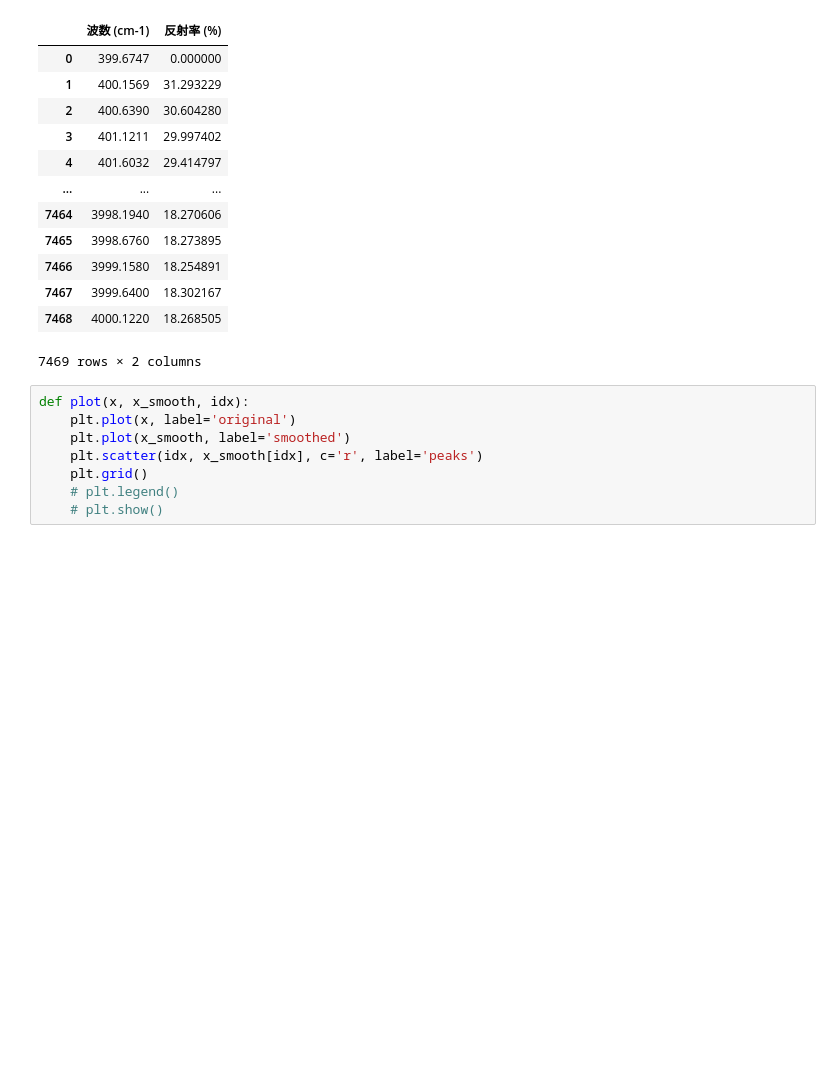
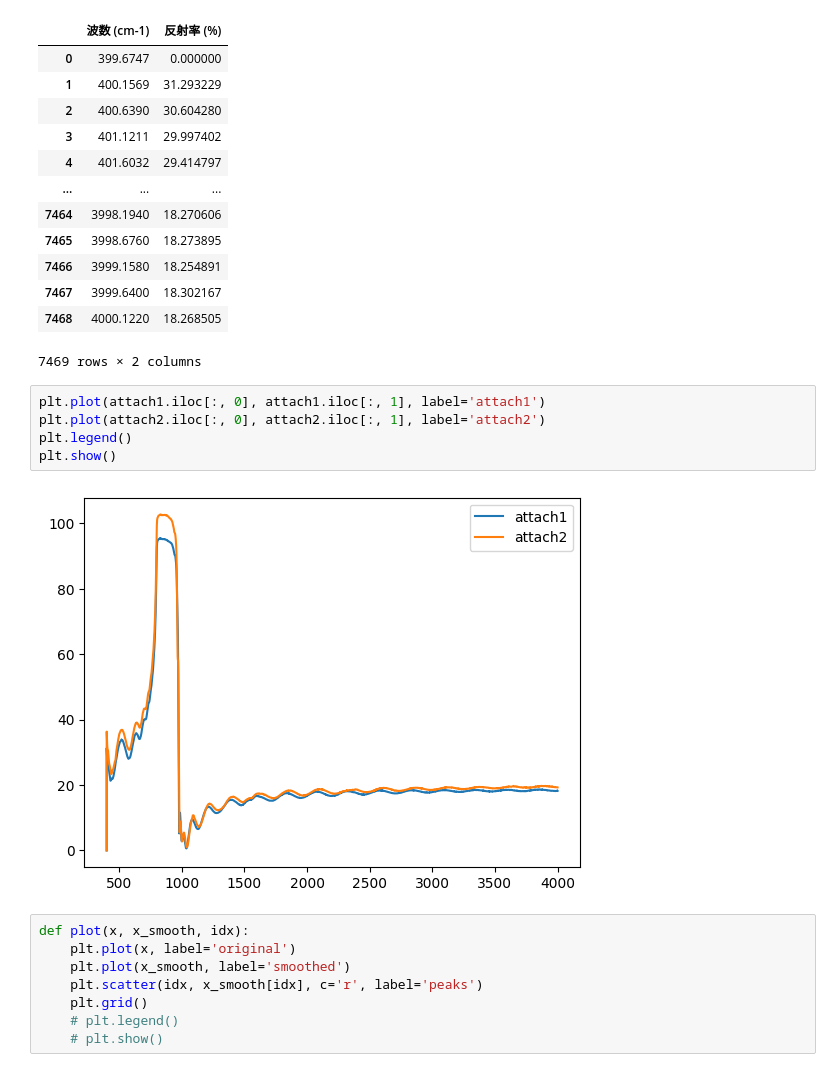
Before and after one commit to hhhhmdzz/2025CUMCM, a Jupyter notebook: B/q1q2.ipynb, the cells around one changed output. Saved outputs shown, nothing was run; the diff lists cells and outputs as text; blank space fills up the shorter version.

```diff
--- a/B/q1q2.ipynb
+++ b/B/q1q2.ipynb
@@ -65,6 +65,13 @@ attach1
 | 7467 | 3999.6400 | 18.302167 |
 | 7468 | 4000.1220 | 18.268505 |
 7469 rows × 2 columns
+# %%
+plt.plot(attach1.iloc[:, 0], attach1.iloc[:, 1], label='attach1')
+plt.plot(attach2.iloc[:, 0], attach2.iloc[:, 1], label='attach2')
+plt.legend()
+plt.show()
+# %% [output]
+[figure, added]
 # %%
 def plot(x, x_smooth, idx):
     plt.plot(x, label='original')
```
Also changed, not shown: parts of 5 cells of this notebook.
